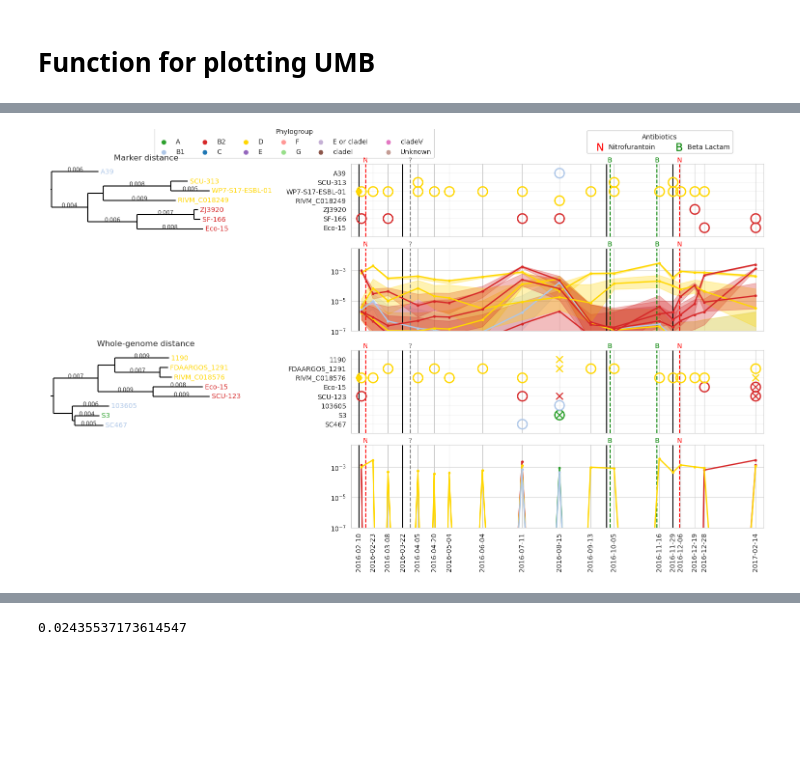
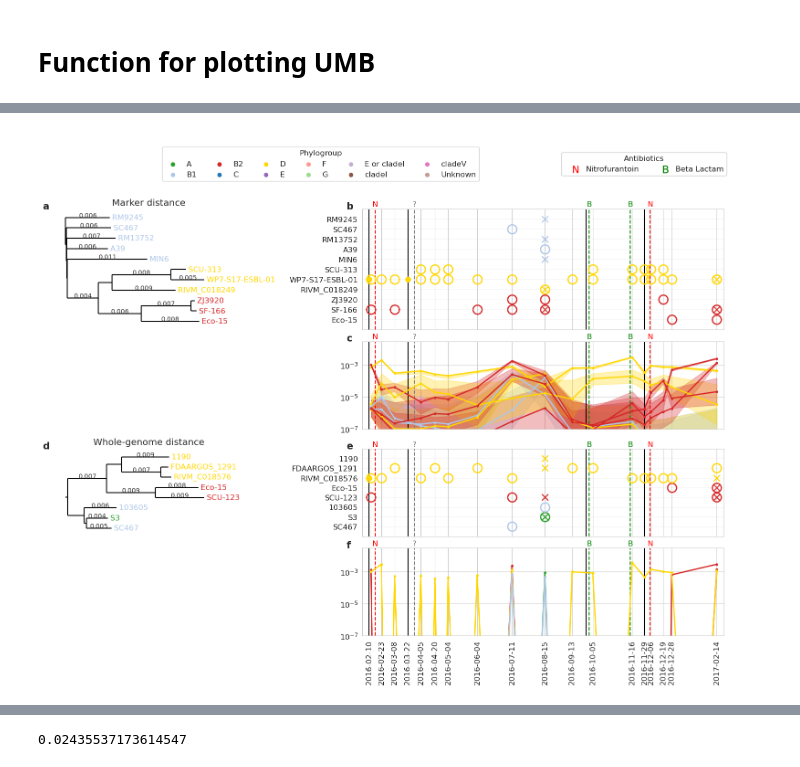
Before and after one commit to gibsonlab/chronostrain, a Jupyter notebook: examples/umb/notebooks/timeseries_plots.ipynb, the cells around one changed output, grey strips where cells are left out. Saved outputs shown, nothing was run; the diff lists cells and outputs as text; code cells hidden in the pictures; blank space fills up the shorter version.

```diff
--- a/examples/umb/notebooks/timeseries_plots.ipynb
+++ b/examples/umb/notebooks/timeseries_plots.ipynb
@@ -145,3 +137,11 @@ straingst_df
+# %%
+def add_figure_labels(fig, axes):
+    """ add A/B/C/D labels """
+    for n, _ax in enumerate(axes):
+        # _ax.text(-.1, 1.1, string.ascii_uppercase[n], transform=_ax.transAxes, size=20, weight='bold')
+        trans = mtransforms.ScaledTranslation(-25/72, -3/72, fig.dpi_scale_trans)
+        _ax.text(0, 1, string.ascii_lowercase[n], transform=_ax.transAxes + trans,
+                 va='bottom', fontfamily='sans-serif', weight='bold', size=15)
 # %% [markdown]
 # Function for plotting UMB
 # %%
@@ -229,23 +259,21 @@ def load_sample_df(umb_id) -> pd.DataFrame:
     df['T'] = df['days']
     return df.loc[df['ID'] == umb_id, ['Run', 'ID', 'SampleName', 'date', 'Group', 'type', 'T']]
 # %%
-from chronostrain.inference import *
-
-
-def plot_umb(umb_id: str, base_dir: Path, seed: int, result_cache: Dict[str, Dict[str, ChronostrainResult]], width: float, include_straingst: bool):
+def plot_umb(umb_id: str, base_dir: Path, seed: int, result_cache: Dict[str, Dict[str, ChronostrainResult]], abund_lb: float, width: float, include_straingst: bool):
     cfg.engine_cfg.prng_key = jax.random.PRNGKey(seed)  # for reproducibility
     res = result_cache[umb_id]
     stool_result = res['stool']
-    urine_result = res['urine']
-    culture_result = res['culture']
+    urine_result = res.get('urine', None)
+    plate_results = res.get('plate', [])
 
 
     plotter = ChronostrainRenderer(
-        abund_lb=0.1,
+        abund_lb=abund_lb,
         target_taxon=Taxon("Escherichia", "coli"),
         strain_palette=strain_colors,
         stool_result=stool_result,
         urine_result=urine_result,
+        plate_results=plate_results,
         abx_df=load_abx_df(umb_id),
         abx_palette=abx_colors,
         abx_label=abx_acronym,
@@ -258,8 +286,8 @@ def plot_umb(umb_id: str, base_dir: Path, seed: int, result_cache: Dict[str, Dic
     if not include_straingst:
         scatterplot_n_taxa = len(pd.unique(plotter.get_merged_df()['StrainId']))
         scatterplot_ht_scale = scatterplot_n_taxa / 8
-        fig = plt.figure(constrained_layout=True, figsize=(width, 2.0 * (1.2 + scatterplot_ht_scale) + 4.0))
-        gs = gridspec.GridSpec(ncols=2, nrows=3, figure=fig, height_ratios=[0.3, scatterplot_ht_scale, 1], width_ratios=[1, 2])
+        fig = plt.figure(constrained_layout=True, figsize=(width, 2.0 * (1.2 + scatterplot_ht_scale) + 5.0))
+        gs = gridspec.GridSpec(ncols=2, nrows=3, figure=fig, height_ratios=[0.7, scatterplot_ht_scale, 1], width_ratios=[1, 2])
     else:
         scatterplot_n_taxa_chronostrain = len(pd.unique(plotter.get_merged_df()['StrainId']))
         scatterplot_ht_scale_chronostrain = scatterplot_n_taxa_chronostrain / 8
@@ -268,8 +296,8 @@ def plot_umb(umb_id: str, base_dir: Path, seed: int, result_cache: Dict[str, Dic
         scatterplot_n_taxa_straingst = len(pd.unique(straingst_res_umb['StrainId']))
         scatterplot_ht_scale_straingst = scatterplot_n_taxa_straingst / 8
 
-        fig = plt.figure(constrained_layout=True, figsize=(width, 2.0 * (1.2 + scatterplot_ht_scale_chronostrain + scatterplot_ht_scale_straingst) + 3.0))
-        gs = gridspec.GridSpec(ncols=2, nrows=5, figure=fig, height_ratios=[0.2, scatterplot_ht_scale_chronostrain, 1, scatterplot_ht_scale_straingst, 1], width_ratios=[1, 2])
+        fig = plt.figure(constrained_layout=True, figsize=(width, 2.0 * (1.2 + scatterplot_ht_scale_chronostrain + scatterplot_ht_scale_straingst) + 5.0))
+        gs = gridspec.GridSpec(ncols=2, nrows=5, figure=fig, height_ratios=[0.7, scatterplot_ht_scale_chronostrain, 1, scatterplot_ht_scale_straingst, 1], width_ratios=[1, 2])
 
 
     # ====================== legend axis
@@ -315,6 +343,7 @@ def plot_umb(umb_id: str, base_dir: Path, seed: int, result_cache: Dict[str, Dic
     for legend in legends:
         legend_ax.add_artist(legend)
 
+    fig_axes = []
     # ===================== Tree
     marker_tree = Phylo.read(str("/mnt/e/ecoli_db/phylogeny/tree/tree.nwk"), "newick")
     marker_tree.ladderize()
@@ -324,6 +353,7 @@ def plot_umb(umb_id: str, base_dir: Path, seed: int, result_cache: Dict[str, Dic
         tree=marker_tree
     )
     tree_ax.set_title("Marker distance")
+    fig_axes.append(tree_ax)
 
 
     timeseries_axes = []
@@ -341,6 +371,7 @@ def plot_umb(umb_id: str, base_dir: Path, seed: int, result_cache: Dict[str, Dic
     plotter.plot_clade_presence(
         scatter_ax, strain_y=y_ordering
     )
+    fig_axes.append(scatter_ax)
 
     # ===================== Relative Abundance lineplot
     abund_ax = fig.add_subplot(gs[2, 1])
@@ -348,6 +379,7 @@ def plot_umb(umb_id: str, base_dir: Path, seed: int, result_cache: Dict[str, Dic
     ymin, ymax = plotter.plot_overall_relabund(abund_ax, mode='stool')
     abund_ax.set_ylim(bottom=max(ymin, 1e-7), top=min(ymax*10, 1.0))
     scatter_ax.sharex(abund_ax)
+    fig_axes.append(abund_ax)
 
     if include_straingst:
         tree_ax2 = fig.add_subplot(gs[3, 0])
@@ -383,6 +415,7 @@ def plot_umb(umb_id: str, base_dir: Path, seed: int, result_cache: Dict[str, Dic
         abund_ax2.sharey(abund_ax)
         abund_ax2.sharex(abund_ax)
         timeseries_axes.append(abund_ax2)
+        fig_axes += [tree_ax2, clade_ax2, abund_ax2]
 
     # ================== ABX
     for ax in timeseries_axes:
@@ -396,16 +429,22 @@ def plot_umb(umb_id: str, base_dir: Path, seed: int, result_cache: Dict[str, Dic
     plotter.set_xtick_dates(timeseries_axes[-1], show_t=False)
     for ax in timeseries_axes[:-1]:
         ax.tick_params(labelbottom=False)
+
+    # add figure labels
+    add_figure_labels(
+        fig, fig_axes
+    )
 # %%
 umb_id = 'UMB18'
+plt.rcParams.update({'font.size': 12})
 load_result(umb_id)
 plot_umb(
-    umb_id, base_dir, seed=31415, result_cache=res_cache, width=15.0,
+    umb_id, base_dir, seed=31415, result_cache=res_cache, width=15.0, abund_lb=0.05,
     include_straingst=True
 )
 
 plot_dir = Path() / 'plots'
 plot_dir.mkdir(exist_ok=True)
 plt.savefig(plot_dir / f'{umb_id}_both_methods.svg')
 # %% [output]
-[figure, old version]
+[figure, new version]
```
Also changed, not shown: parts of 12 cells of this notebook, 17 other files.
